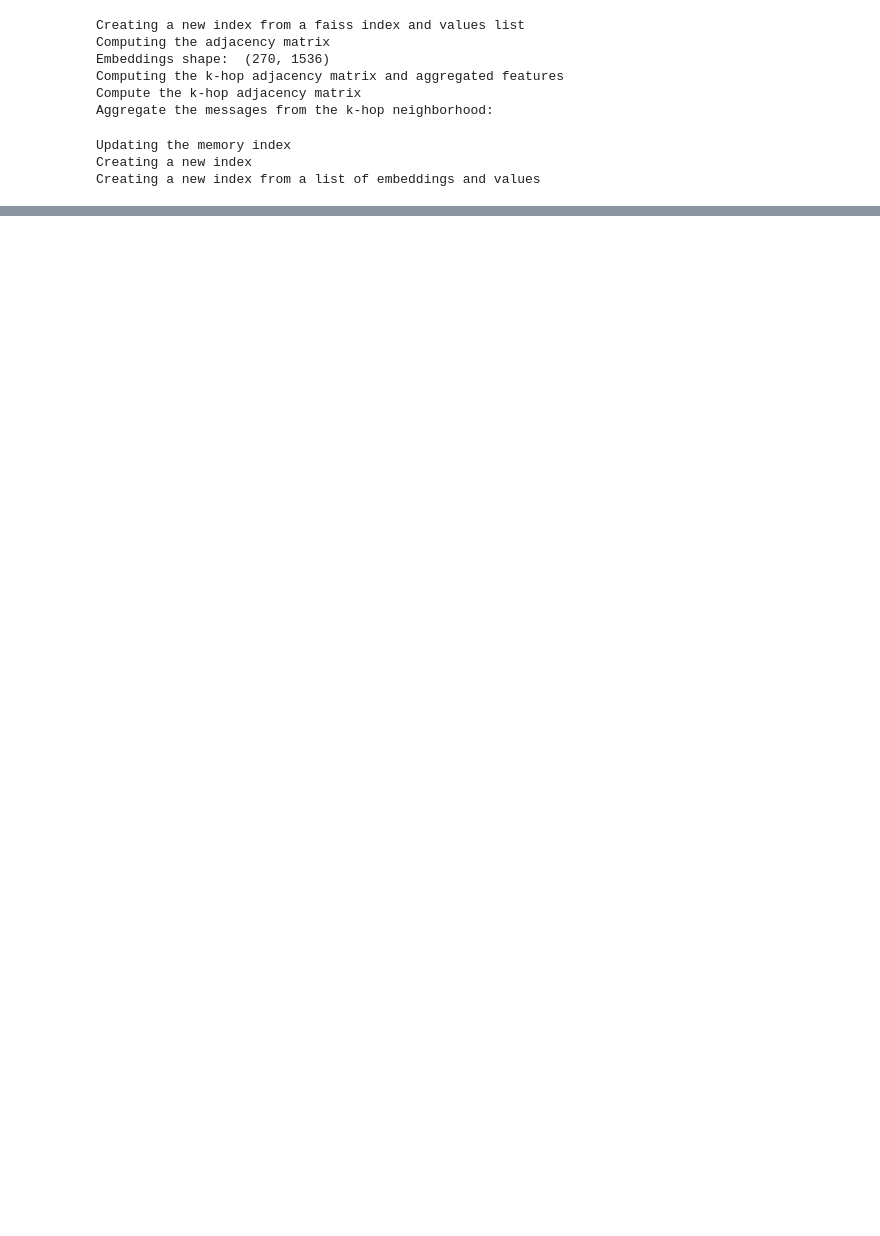
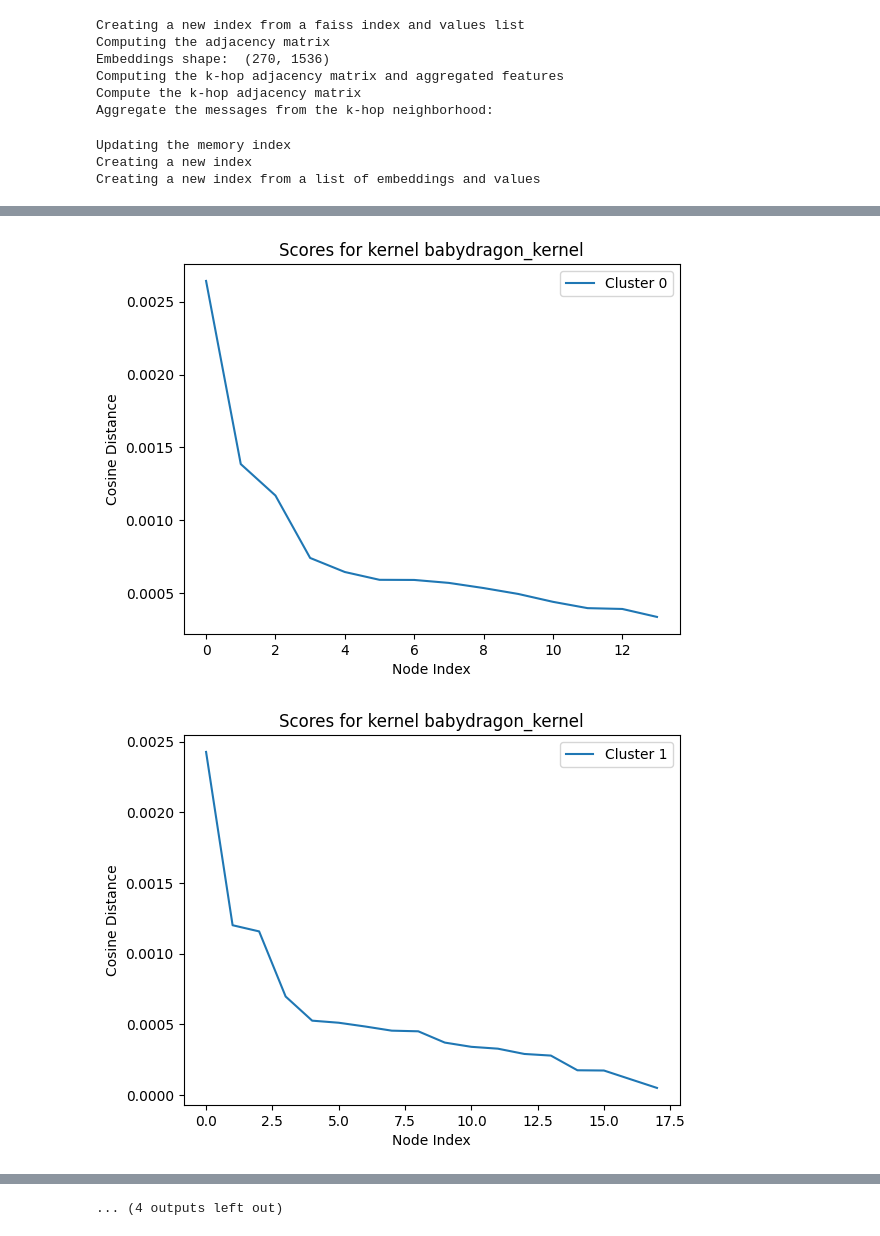
Before and after one commit to Neural-Dragon-AI/BabyDragon, a Jupyter notebook: task_example.ipynb, the cells around one changed output, grey strips where cells are left out. Saved outputs shown, nothing was run; the diff lists cells and outputs as text; code cells hidden in the pictures; blank space fills up the shorter version.

```diff
--- a/task_example.ipynb
+++ b/task_example.ipynb
@@ -194,0 +156,6 @@ Creating a new index from a list of embeddings and values
+# %%
+# Sort the paths using Gaussian distances
+memory_kernel_group.sort_paths_by_mode_distance("babydragon_kernel", distance_metric="cosine")
+# %% [output]
+[figure, added]
+[figure, added]
@@ -194,0 +172 @@ Creating a new index from a list of embeddings and values
+... (4 outputs left out)
```
Also changed, not shown: parts of 13 cells of this notebook, 1 other file.
